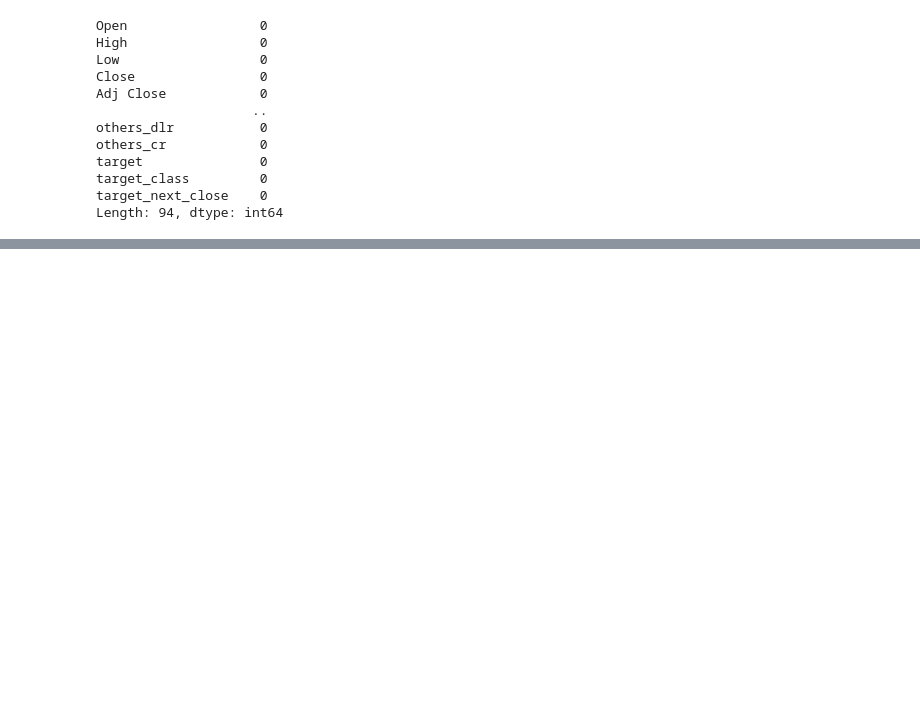
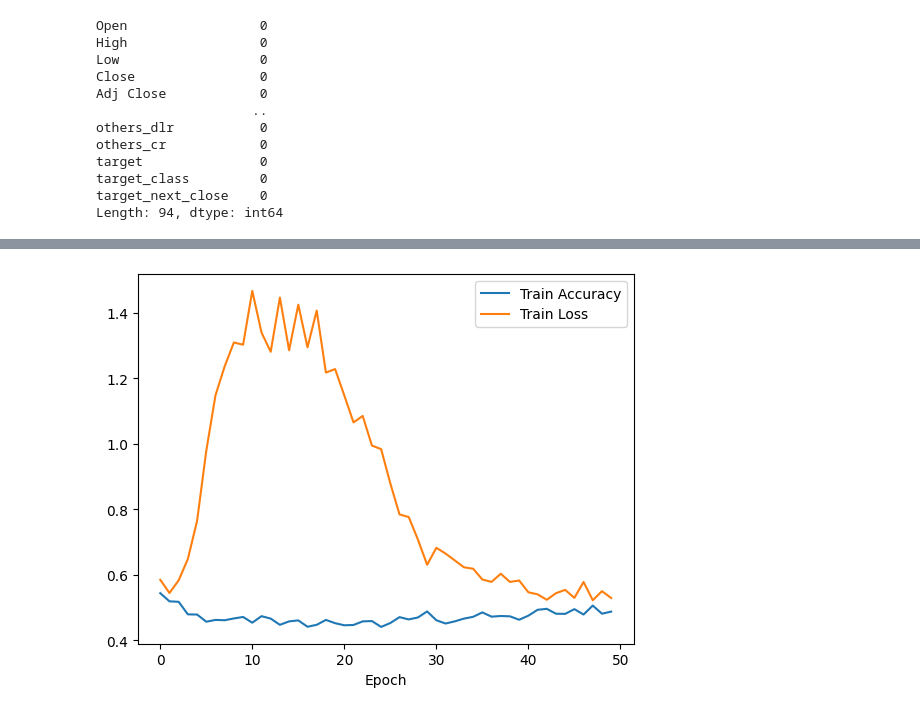
Before and after one commit to fauzan-arif/ds-capstone, a Jupyter notebook: notebooks/MarketRisk.ipynb, the cells around one changed output, grey strips where cells are left out. Cells and saved outputs as stored; diff of their text form; code cells hidden in the pictures; blank space fills up the shorter version.

```diff
--- a/notebooks/MarketRisk.ipynb
+++ b/notebooks/MarketRisk.ipynb
@@ -176,33 +187,4 @@ Length: 94, dtype: int64
 # %%
-from sklearn.model_selection import train_test_split
-
-# Assuming X is your feature set and y is your target variable
-X = df.drop(['Open', 'High', 'Low', 'Close', 'Adj Close', 'Volume',
-       'volatility_atr', 'volatility_bbm', 'volatility_bbh', 'volatility_bbl',
-       'volatility_bbw', 'volatility_bbp', 'volatility_bbhi',
-       'volatility_bbli', 'volatility_kcc', 'volatility_kch', 'volatility_kcl',
-       'volatility_kcw', 'volatility_kcp', 'volatility_kchi',
-       'volatility_kcli', 'volatility_dcl', 'volatility_dch', 'volatility_dcm',
-       'volatility_dcw', 'volatility_dcp', 'volatility_ui',
-       'trend_adx',
-       'trend_adx_pos', 'trend_adx_neg', 'trend_vortex_ind_pos',
-       'trend_vortex_ind_neg', 'trend_vortex_ind_diff', 'trend_trix',
-       'trend_mass_index', 'trend_cci', 'trend_dpo', 'trend_kst',
-       'trend_kst_sig', 'trend_kst_diff', 'trend_ichimoku_conv',
-       'trend_ichimoku_base', 'trend_ichimoku_a', 'trend_ichimoku_b',
-       'trend_visual_ichimoku_a', 'trend_visual_ichimoku_b', 'trend_aroon_up',
-       'trend_aroon_down', 'trend_aroon_ind', 'trend_psar_up',
-       'trend_psar_down', 'trend_psar_up_indicator',
-       'trend_psar_down_indicator', 'trend_stc', 'momentum_rsi',
-       'momentum_stoch_rsi', 'momentum_stoch_rsi_k', 'momentum_stoch_rsi_d',
-       'momentum_tsi', 'momentum_uo', 'momentum_stoch',
-       'momentum_stoch_signal', 'momentum_wr', 'momentum_ao', 'momentum_kama',
-       'momentum_roc', 'momentum_ppo', 'momentum_ppo_signal',
-       'momentum_ppo_hist', 'others_dr', 'others_dlr', 'others_cr', 'target',
-       'target_class', 'target_next_close'], axis=1)# Adjust columns accordingly
-y = df[['target_class']]  # Adjust the target variable accordingly
-
-X_train, X_test, y_train, y_test = train_test_split(X, y, test_size=0.2,stratify=y, random_state=42)
 
 # Create a preprocessing pipeline
 preprocessing_pipeline = Pipeline([
@@ -238,8 +220,5 @@ model.add(Dense(units=3, activation='softmax'))  # 3 units for your three catego
 model.compile(optimizer='adam', loss='sparse_categorical_crossentropy', metrics=['accuracy'])
 
 # Fit the model
-history = model.fit(X_train_lstm, y_train, epochs=50, batch_size=32, validation_split=0.2)
-
-evaluation = model.evaluate(X_test_lstm, y_test)
-print(f"Test Loss: {evaluation[0]}, Test Accuracy: {evaluation[1]}")
+history = model.fit(X_train_lstm, y_train, epochs=50, batch_size=32)
 # %% [output]
@@ -262,0 +250,12 @@ Test Loss: 0.9968996644020081, Test Accuracy: 0.47375690937042236
+# %%
+# Evaluate the model on the test set
+evaluation = model.evaluate(X_test_lstm, y_test)
+print(f"Test Loss: {evaluation[0]}, Test Accuracy: {evaluation[1]}")
+
+# Plot the training history
+plt.plot(history.history['accuracy'], label='Train Accuracy')
+plt.plot(history.history['loss'], label='Train Loss')
+plt.xlabel('Epoch')
+plt.legend()
+plt.show()
+# %% [output]
@@ -262,0 +264 @@ Test Loss: 0.9968996644020081, Test Accuracy: 0.47375690937042236
+[figure, added]
```
Also changed, not shown: parts of 21 cells of this notebook, 1 other file.
